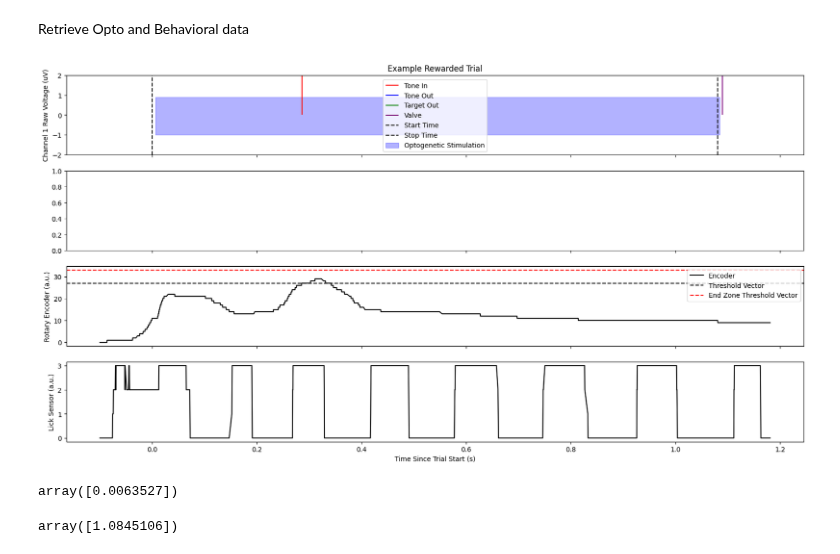
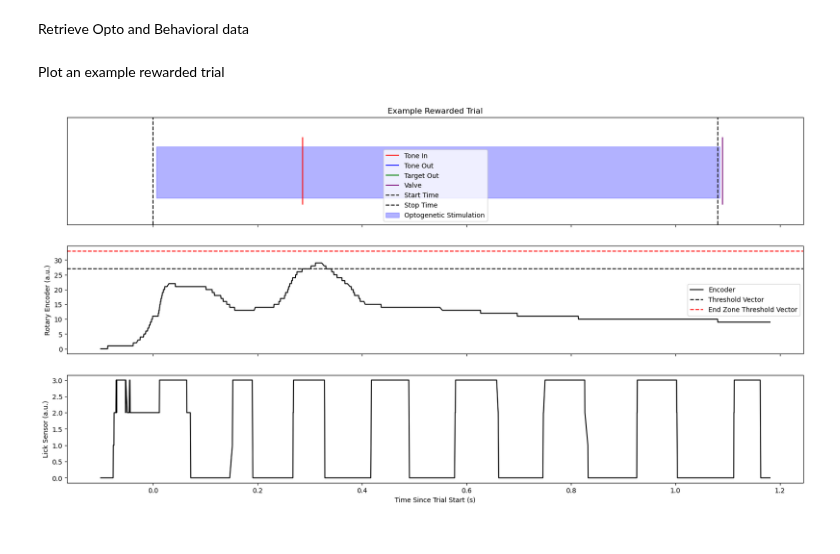
Before and after one commit to dandi/example-notebooks, a Jupyter notebook: 001259/opto_example_notebook.ipynb, the cells around one changed output. Drawn from its saved outputs; the diff is of its cells as text; code cells hidden in the pictures.

Commit message:
updated opto notebook for streaming

```diff
--- a/001259/opto_example_notebook.ipynb
+++ b/001259/opto_example_notebook.ipynb
@@ -71,0 +9,5 @@ source_script_file_name: /opt/anaconda3/envs/schneider_lab_to_nwb_env/lib/python
+# %%
+DANDISET_ID = '001259'
+file_path = 'sub-m53/sub-m53_ses-231013_behavior+image+ogen.nwb'
+nwbfile, io = stream_nwbfile(DANDISET_ID, file_path)
+display(nwbfile)
@@ -96,12 +56,14 @@ trials = nwbfile.trials.to_dataframe()
 trials = trials[trials.opto_trial]
 example_rewarded_trial = trials[trials["rewarded"] == True].iloc[0]
 example_unrewarded_trial = trials[trials["rewarded"] == False].iloc[0]
+# %% [markdown]
+Plot an example rewarded trial
 # %%
 example_trial = example_rewarded_trial
 
 # Define plot parameters
-lineoffsets = 1
-linelengths = 2
+lineoffsets = 0
+linelengths = 2.5
 ylim = [-2, 2]
 grace_time = 0.100
 y = np.arange(-1, 1, 0.1)
@@ -123,49 +85,41 @@ lick_mask = (lick_timestamps >= plot_start_time) & (lick_timestamps <= plot_end_
 trial_start_time = example_trial["start_time"]
 normalized_opto_onset_times = opto_onset_times[opto_onset_mask] - trial_start_time
 normalized_opto_offset_times = opto_offset_times[opto_offset_mask] - trial_start_time
 normalized_tone_in = tone_in[tone_in_mask] - trial_start_time
 normalized_tone_out = tone_out[tone_out_mask] - trial_start_time
 normalized_target_out = target_out[target_out_mask] - trial_start_time
 normalized_valve = valve[valve_mask] - trial_start_time
 normalized_encoder_timestamps = encoder_timestamps[encoder_mask] - trial_start_time
 normalized_lick_timestamps = lick_timestamps[lick_mask] - trial_start_time
 
-fig, axs = plt.subplots(4, 1, figsize=(20, 10), sharex=True)
+fig, axs = plt.subplots(3, 1, figsize=(20, 10), sharex=True)
 axs[0].set_title("Example Rewarded Trial")
 axs[0].eventplot(normalized_tone_in, color="red", label="Tone In", lineoffsets=lineoffsets, linelengths=linelengths)
 axs[0].eventplot(normalized_tone_out, color="blue", label="Tone Out", lineoffsets=lineoffsets, linelengths=linelengths)
 axs[0].eventplot(normalized_target_out, color="green", label="Target Out", lineoffsets=lineoffsets, linelengths=linelengths)
 axs[0].eventplot(normalized_valve, color="purple", label="Valve", lineoffsets=lineoffsets, linelengths=linelengths)
 axs[0].axvline(0, color="black", linestyle="--", label="Start Time")
 axs[0].axvline(example_trial["stop_time"] - example_trial["start_time"], color="black", linestyle="--", label="Stop Time")
 for i, (onset_time, offset_time) in enumerate(zip(normalized_opto_onset_times, normalized_opto_offset_times)):
     x1 = onset_time * np.ones(len(y))
     x2 = offset_time * np.ones(len(y))
     if i == 0:
         axs[0].fill_betweenx(y, x1, x2, color="blue", alpha=alpha, label="Optogenetic Stimulation")
     else:
         axs[0].fill_betweenx(y, x1, x2, color="blue", alpha=alpha)
 
 axs[0].set_ylim(ylim)
-axs[0].set_ylabel("Channel 1 Raw Voltage (uV)")
+axs[0].set_yticks([])
 axs[0].legend()
 
-axs[2].plot(normalized_encoder_timestamps, encoder_data[encoder_mask], color="k", label="Encoder")
-axs[2].axhline(example_trial["ThresholdVector"], color="black", linestyle="--", label="Threshold Vector")
-axs[2].axhline(example_trial["endZone_ThresholdVector"], color="red", linestyle="--", label="End Zone Threshold Vector")
-axs[2].set_ylabel("Rotary Encoder (a.u.)")
-axs[2].legend()
+axs[1].plot(normalized_encoder_timestamps, encoder_data[encoder_mask], color="k", label="Encoder")
+axs[1].axhline(example_trial["ThresholdVector"], color="black", linestyle="--", label="Threshold Vector")
+axs[1].axhline(example_trial["endZone_ThresholdVector"], color="red", linestyle="--", label="End Zone Threshold Vector")
+axs[1].set_ylabel("Rotary Encoder (a.u.)")
+axs[1].legend()
 
-axs[3].plot(normalized_lick_timestamps, lick_data[lick_mask], color="k", label="Lick")
-axs[3].set_ylabel("Lick Sensor (a.u.)")
-_ = axs[3].set_xlabel("Time Since Trial Start (s)")
+axs[2].plot(normalized_lick_timestamps, lick_data[lick_mask], color="k", label="Lick")
+axs[2].set_ylabel("Lick Sensor (a.u.)")
+_ = axs[2].set_xlabel("Time Since Trial Start (s)")
 # %% [output]
-[figure, old version]
+[figure, new version]
-# %%
-normalized_opto_onset_times
-# %% [output]
-array([0.0063527])
-# %%
-normalized_opto_offset_times
-# %% [output]
-array([1.0845106])
```
Also changed, not shown: parts of 8 cells of this notebook.
